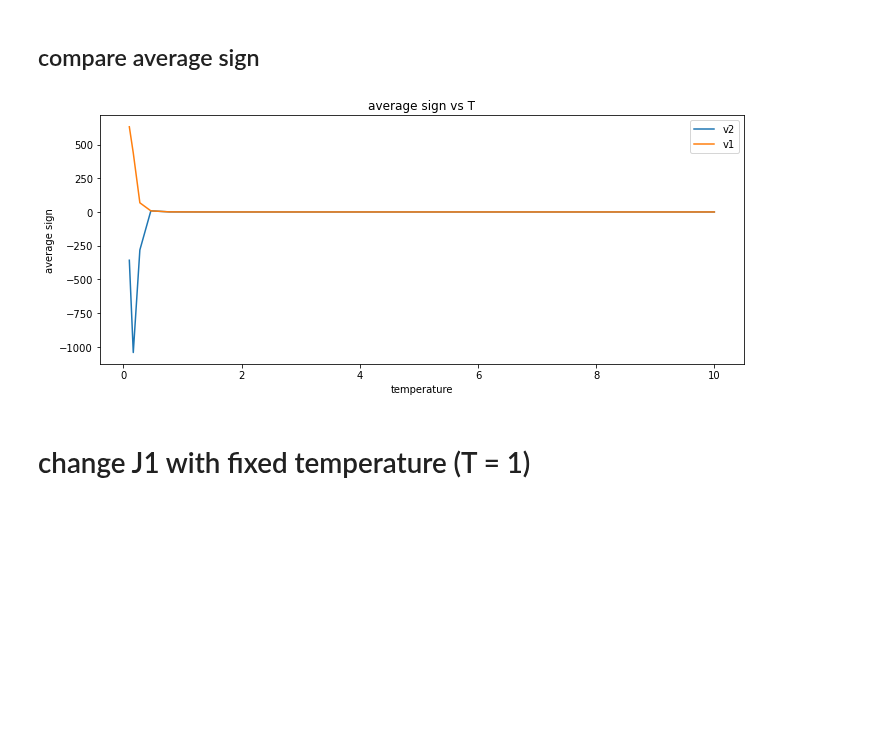
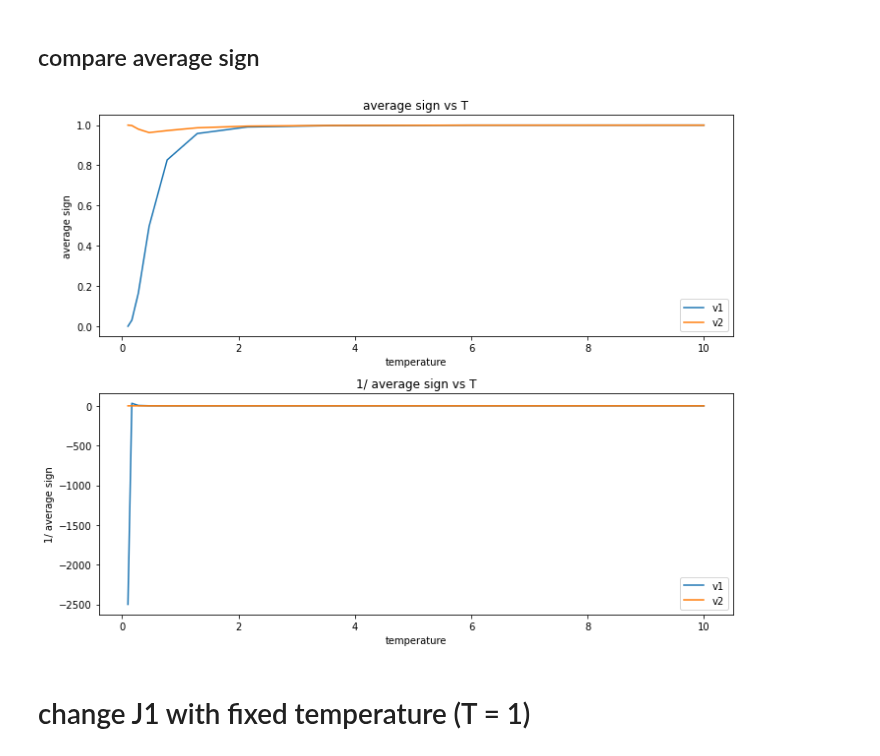
Before and after one commit to MKrbm/worms, a Jupyter notebook: python/visualize.ipynb, the cells around one changed output. Drawn from its saved outputs; the diff is of its cells as text; code cells hidden in the pictures; blank space fills up the shorter version.

```diff
--- a/python/visualize.ipynb
+++ b/python/visualize.ipynb
@@ -5,6 +5,7 @@ def process_line(stdout):
     energy = []
     sign = []
     time = []
+    dimer = []
 
     for line in str(stdout).split("\\n"):
 
@@ -33,7 +34,14 @@ def process_line(stdout):
             line = line.replace("sec","")
             time = [float(line)]
 
-    return energy, sign, time
+        pat = "dimer operator"
+        if pat in line:
+            line = line.replace(pat,"")
+            line = line.replace(" ","")
+            line = line.replace("=","")
+            dimer = [float(line)]
+
+    return energy, sign, dimer, time
 # %%
 import os
 os.chdir("../build")
@@ -40,13 +56,5 @@ os.chdir("../build")
 # %% [markdown]
 # original shastry-surtherland model
-# %%
-import subprocess
-
-out = subprocess.Popen(["./SS", "-L", "2", "-T", "1", "-H", "0", "-J1", "1", "-D", "1" ,"-m", "10000", "-n", "1000000", "-M", "shastry"],
-           stdout=subprocess.PIPE,
-           stderr=subprocess.STDOUT)
-stdout,stderr = out.communicate()
-# print(stdout)
 # %% [markdown]
 ### sampling energies for several temperature
 # %%
@@ -58,12 +67,12 @@ energy_array = []
 sign_array = []
 time_array = []
 for t in T:
-    out = subprocess.Popen(["./SS", "-L", "2", "-T", "{:.2f}".format(t), "-H", "0",  "-J1", "1", "-D", "1" ,"-m", "10000", "-n", "100000", "-M", "shastry"],
+    out = subprocess.Popen(["./SS", "-L", "2", "-T", "{:.2f}".format(t), "-H", "0",  "-J1", f"{J1}", "-D", "1" ,"-m", "10000", "-n", "100000", "-M", "shastry"],
                stdout=subprocess.PIPE,
                stderr=subprocess.STDOUT)
     stdout,stderr = out.communicate()
 
-    energy, sign, time = process_line(stdout)
+    energy, sign, dimer, time = process_line(stdout)
     print(f"T = {t}",energy)
     energy_array.append(energy)
     sign_array.append(sign)
@@ -118,18 +130,20 @@ plt.show()
 energy_array = []
 sign_array = []
 time_array = []
+dmer_array = []
 T =  np.logspace(-1, 1, num=10)
 for t in T:
-    out = subprocess.Popen(["./main", "-L", "2", "-T", "{:.2f}".format(t), "-H", "0",  "-J1", "0.5", "-D", "1" ,"-m", "10000", "-n", "100000", "-M", "shastry_v2"],
+    out = subprocess.Popen(["./main", "-L", "2", "-T", "{:.2f}".format(t), "-H", "0",  "-J1", f"{J1}", "-D", "1" ,"-m", "10000", "-n", "100000", "-M", "shastry_v2"],
                stdout=subprocess.PIPE,
                stderr=subprocess.STDOUT)
     stdout,stderr = out.communicate()
 
-    energy, sign, time = process_line(stdout)
+    energy, sign, dimer, time = process_line(stdout)
 #     print(f"T = {t}",energy)
     energy_array.append(energy)
     sign_array.append(sign)
     time_array.append(time)
+    dimer_array.append(dimer)
 # %%
 energy_v2 = np.array(energy_array)
 sign_v2 = np.array(sign_array)
@@ -168,18 +205,29 @@ plt.show()
 # %%
 fig = plt.figure(figsize = (10,8))
 ax1 = fig.add_subplot(2,1,1)
-ax1.plot(T[0:],1/sign_v2[0:,0],label='v2')
-ax1.plot(T[0:],1/sign_v1[0:,0],label='v1')
+ax1.plot(T[0:],sign_v1[0:,0],label='v1')
+ax1.plot(T[0:],sign_v2[0:,0],label='v2')
+
 ax1.set_title('average sign vs T')
 ax1.set_xlabel('temperature')
 ax1.set_ylabel('average sign')
 ax1.legend()
 
+ax1 = fig.add_subplot(2,1,2)
+ax1.plot(T[0:],1/sign_v1[0:,0],label='v1')
+ax1.plot(T[0:],1/sign_v2[0:,0],label='v2')
+
+ax1.set_title('1/ average sign vs T')
+ax1.set_xlabel('temperature')
+ax1.set_ylabel('1/ average sign')
+ax1.legend()
+
 plt.tight_layout()
 
+plt.savefig(f"../doc/img/avesign_J1={J1}.png")
 plt.show()
 # %% [output]
-[figure, old version]
+[figure, new version]
 # %% [markdown]
 # change J1 with fixed temperature (T = 1)
 # %%
```
Also changed, not shown: parts of 19 cells of this notebook, 5 other files.
